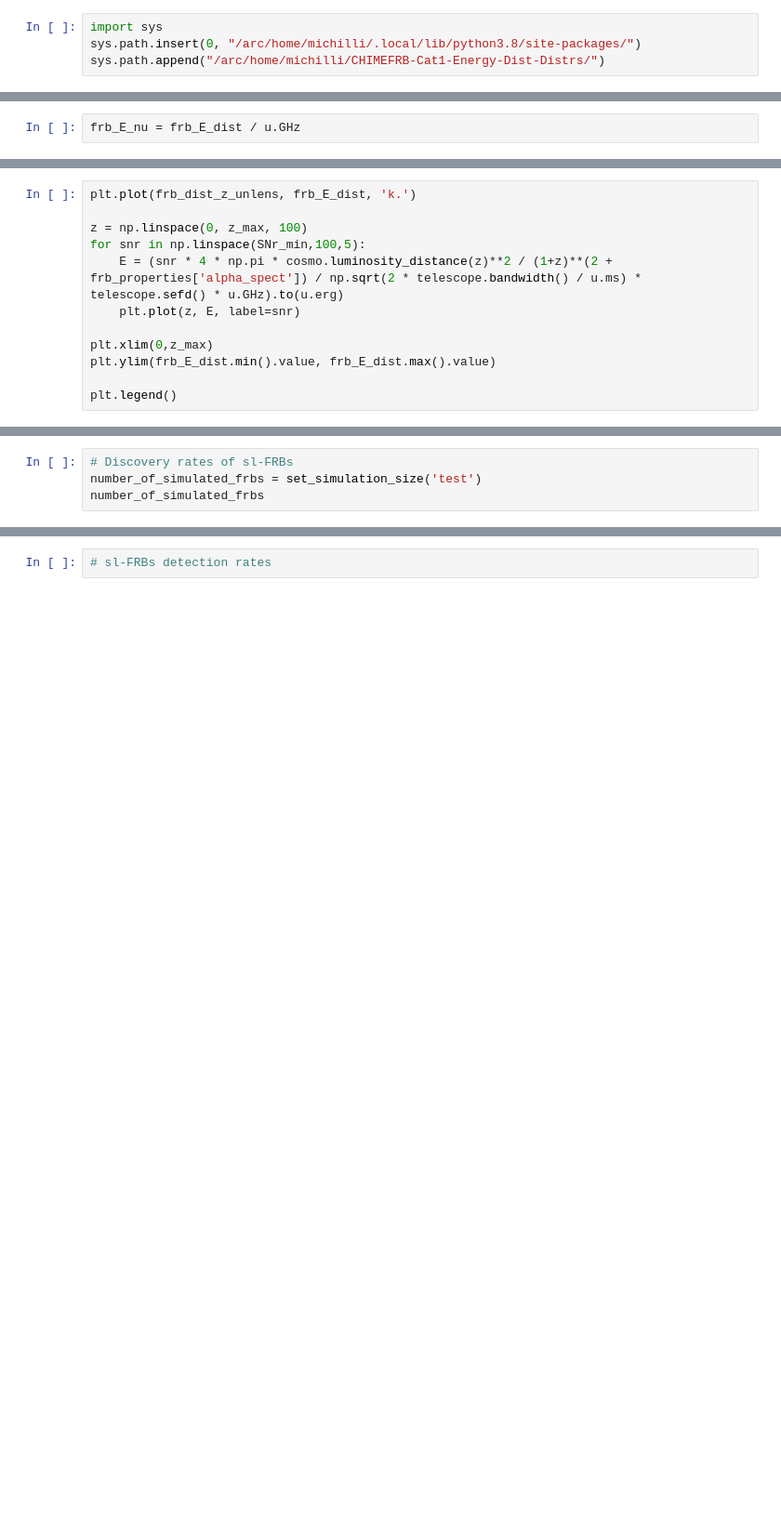
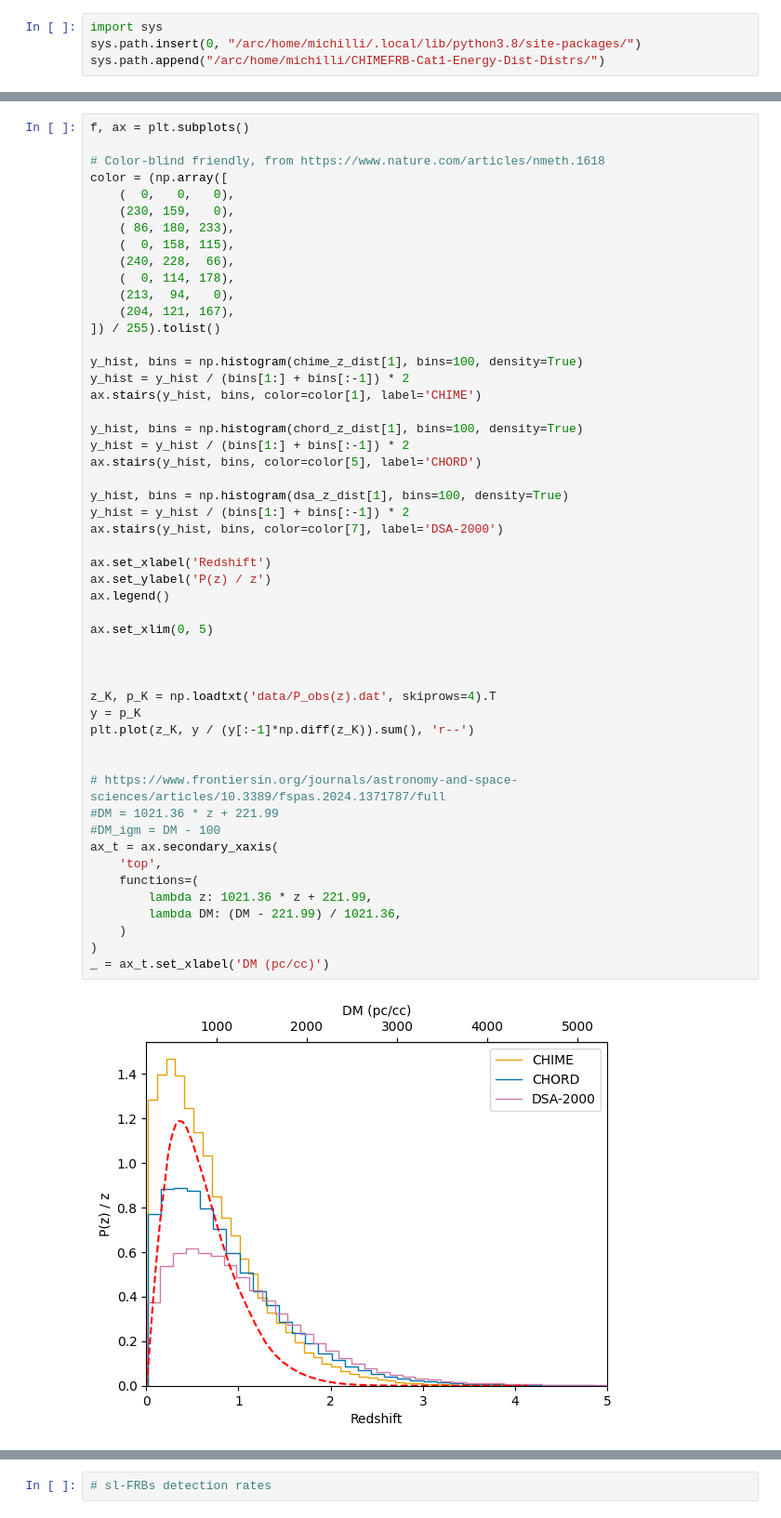
Before and after one commit to danielemichilli/slf, a Jupyter notebook: Gravitational_Lensing.ipynb, the cells around one changed output, grey strips where cells are left out. Shown at 93% size. Saved outputs shown, nothing was run; the diff lists cells and outputs as text; blank space fills up the shorter version.

```diff
--- a/Gravitational_Lensing.ipynb
+++ b/Gravitational_Lensing.ipynb
@@ -1526,2 +4,0 @@ z_max = fsolve(get_z_max, 10)[0]
-# %%
-frb_E_nu = frb_E_dist / u.GHz
@@ -1589,12 +4,0 @@ Text(0, 0.5, 'P(S/N)')
-# %%
-plt.plot(frb_dist_z_unlens, frb_E_dist, 'k.')
-
-z = np.linspace(0, z_max, 100)
-for snr in np.linspace(SNr_min,100,5):
-    E = (snr * 4 * np.pi * cosmo.luminosity_distance(z)**2 / (1+z)**(2 + frb_properties['alpha_spect']) / np.sqrt(2 * telescope.bandwidth() / u.ms) * telescope.sefd() * u.GHz).to(u.erg)
-    plt.plot(z, E, label=snr)
-
-plt.xlim(0,z_max)
-plt.ylim(frb_E_dist.min().value, frb_E_dist.max().value)
-
-plt.legend()
@@ -1765,4 +4,0 @@ plt.grid(which='both', axis='x', alpha=0.3)
-# %%
-# Discovery rates of sl-FRBs
-number_of_simulated_frbs = set_simulation_size('test')
-number_of_simulated_frbs
@@ -1770,0 +1403,53 @@ number_of_simulated_frbs
+# %%
+f, ax = plt.subplots()
+
+# Color-blind friendly, from https://www.nature.com/articles/nmeth.1618
+color = (np.array([
+    (  0,   0,   0),
+    (230, 159,   0),
+    ( 86, 180, 233),
+    (  0, 158, 115),
+    (240, 228,  66),
+    (  0, 114, 178),
+    (213,  94,   0),
+    (204, 121, 167),
+]) / 255).tolist()
+
+y_hist, bins = np.histogram(chime_z_dist[1], bins=100, density=True)
+y_hist = y_hist / (bins[1:] + bins[:-1]) * 2
+ax.stairs(y_hist, bins, color=color[1], label='CHIME')
+
+y_hist, bins = np.histogram(chord_z_dist[1], bins=100, density=True)
+y_hist = y_hist / (bins[1:] + bins[:-1]) * 2
+ax.stairs(y_hist, bins, color=color[5], label='CHORD')
+
+y_hist, bins = np.histogram(dsa_z_dist[1], bins=100, density=True)
+y_hist = y_hist / (bins[1:] + bins[:-1]) * 2
+ax.stairs(y_hist, bins, color=color[7], label='DSA-2000')
+
+ax.set_xlabel('Redshift')
+ax.set_ylabel('P(z) / z')
+ax.legend()
+
+ax.set_xlim(0, 5)
+
+
+
+z_K, p_K = np.loadtxt('data/P_obs(z).dat', skiprows=4).T
+y = p_K
+plt.plot(z_K, y / (y[:-1]*np.diff(z_K)).sum(), 'r--')
+
+
+# https://www.frontiersin.org/journals/astronomy-and-space-sciences/articles/10.3389/fspas.2024.1371787/full
+#DM = 1021.36 * z + 221.99
+#DM_igm = DM - 100
+ax_t = ax.secondary_xaxis(
+    'top',
+    functions=(
+        lambda z: 1021.36 * z + 221.99,
+        lambda DM: (DM - 221.99) / 1021.36,
+    )
+)
+_ = ax_t.set_xlabel('DM (pc/cc)')
+# %% [output]
+[figure, added]
```
Also changed, not shown: parts of 229 cells of this notebook.
